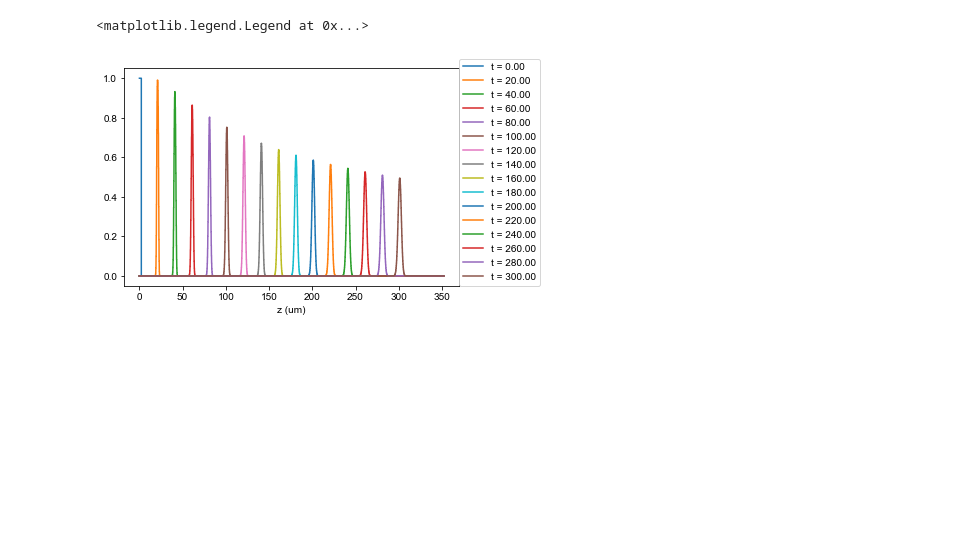
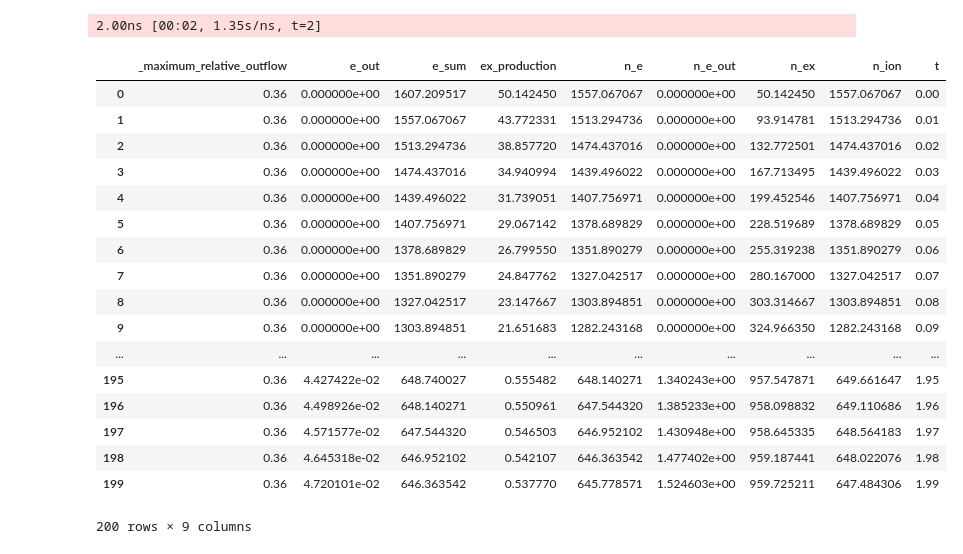
Before and after one commit to ErikHogenbirk/RecSim, a Jupyter notebook: RecSim.ipynb, the cells around one changed output. Drawn from its saved outputs; the diff is of its cells as text; code cells hidden in the pictures; blank space fills up the shorter version.

```diff
--- a/RecSim.ipynb
+++ b/RecSim.ipynb
@@ -342,10 +164,0 @@ rs.set_density_cylinder('e', 2, 2, 1, center=[1,1,5])
-# %%
-rs.plot_density('e', axis=2, ls='steps')
-
-for i in range(15):
-    rs.evolve(200, show_tqdm=False)
-    rs.plot_density('e', axis=2, ls='steps')
-plt.legend(loc=(1, 0))
-# %% [output]
-<matplotlib.legend.Legend at 0x...>
-[figure, removed]
@@ -352 +168,26 @@ plt.legend(loc=(1, 0))
+# %%
+rs.evolve(200)
+# %% [output]
+2.00ns [00:02, 1.35s/ns, t=2]
+# %%
+rs.data()
+# %% [output]
+|  | _maximum_relative_outflow | e_out | e_sum | ex_production | n_e | n_e_out | n_ex | n_ion | t |
+| 0 | 0.36 | 0.000000e+00 | 1607.209517 | 50.142450 | 1557.067067 | 0.000000e+00 | 50.142450 | 1557.067067 | 0.00 |
+| 1 | 0.36 | 0.000000e+00 | 1557.067067 | 43.772331 | 1513.294736 | 0.000000e+00 | 93.914781 | 1513.294736 | 0.01 |
+| 2 | 0.36 | 0.000000e+00 | 1513.294736 | 38.857720 | 1474.437016 | 0.000000e+00 | 132.772501 | 1474.437016 | 0.02 |
+| 3 | 0.36 | 0.000000e+00 | 1474.437016 | 34.940994 | 1439.496022 | 0.000000e+00 | 167.713495 | 1439.496022 | 0.03 |
+| 4 | 0.36 | 0.000000e+00 | 1439.496022 | 31.739051 | 1407.756971 | 0.000000e+00 | 199.452546 | 1407.756971 | 0.04 |
+| 5 | 0.36 | 0.000000e+00 | 1407.756971 | 29.067142 | 1378.689829 | 0.000000e+00 | 228.519689 | 1378.689829 | 0.05 |
+| 6 | 0.36 | 0.000000e+00 | 1378.689829 | 26.799550 | 1351.890279 | 0.000000e+00 | 255.319238 | 1351.890279 | 0.06 |
+| 7 | 0.36 | 0.000000e+00 | 1351.890279 | 24.847762 | 1327.042517 | 0.000000e+00 | 280.167000 | 1327.042517 | 0.07 |
+| 8 | 0.36 | 0.000000e+00 | 1327.042517 | 23.147667 | 1303.894851 | 0.000000e+00 | 303.314667 | 1303.894851 | 0.08 |
+| 9 | 0.36 | 0.000000e+00 | 1303.894851 | 21.651683 | 1282.243168 | 0.000000e+00 | 324.966350 | 1282.243168 | 0.09 |
+| ... | ... | ... | ... | ... | ... | ... | ... | ... | ... |
+| 195 | 0.36 | 4.427422e-02 | 648.740027 | 0.555482 | 648.140271 | 1.340243e+00 | 957.547871 | 649.661647 | 1.95 |
+| 196 | 0.36 | 4.498926e-02 | 648.140271 | 0.550961 | 647.544320 | 1.385233e+00 | 958.098832 | 649.110686 | 1.96 |
+| 197 | 0.36 | 4.571577e-02 | 647.544320 | 0.546503 | 646.952102 | 1.430948e+00 | 958.645335 | 648.564183 | 1.97 |
+| 198 | 0.36 | 4.645318e-02 | 646.952102 | 0.542107 | 646.363542 | 1.477402e+00 | 959.187441 | 648.022076 | 1.98 |
+| 199 | 0.36 | 4.720101e-02 | 646.363542 | 0.537770 | 645.778571 | 1.524603e+00 | 959.725211 | 647.484306 | 1.99 |
+200 rows × 9 columns
 # %%
```
Also changed, not shown: parts of 31 cells of this notebook, 3 other files.
